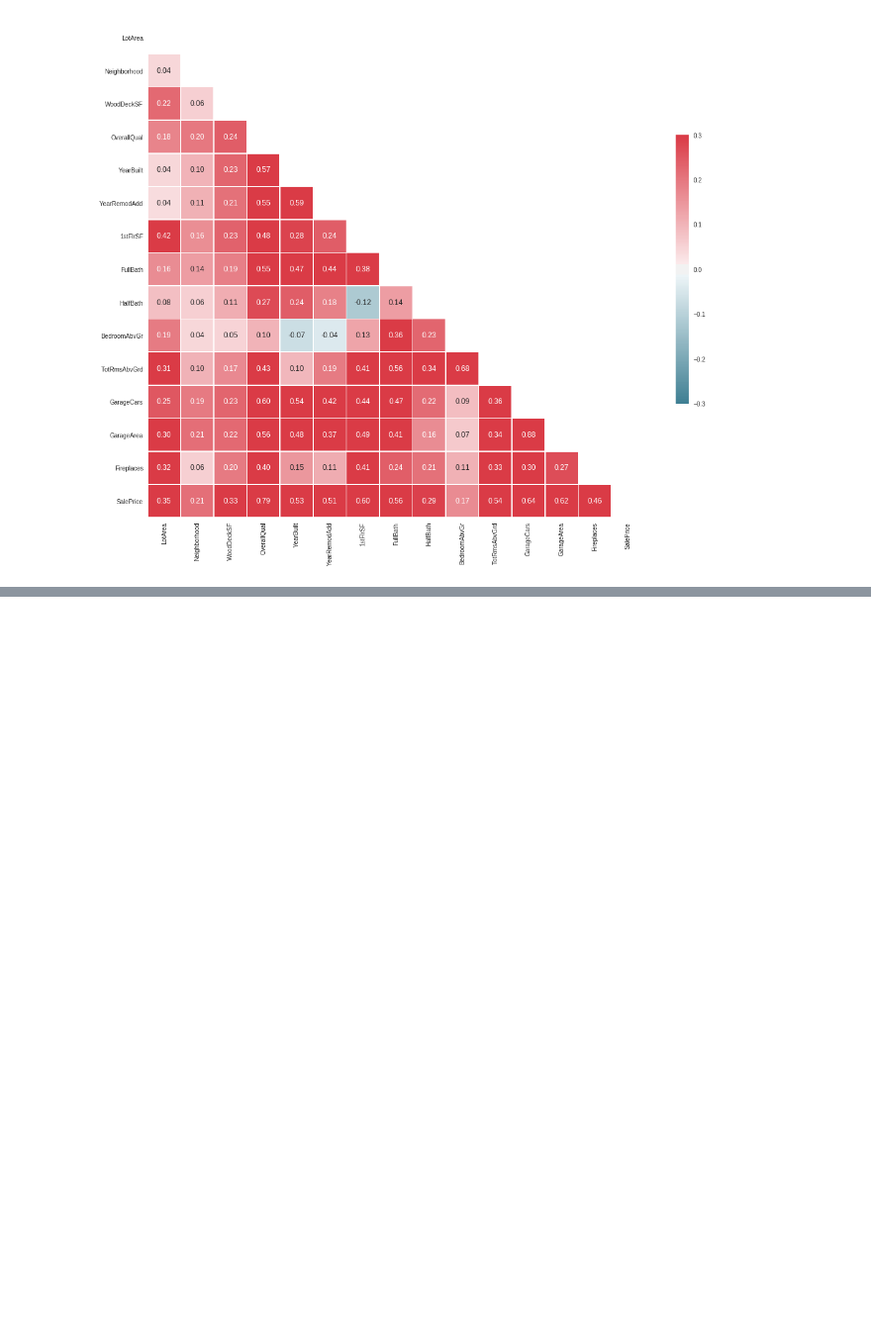
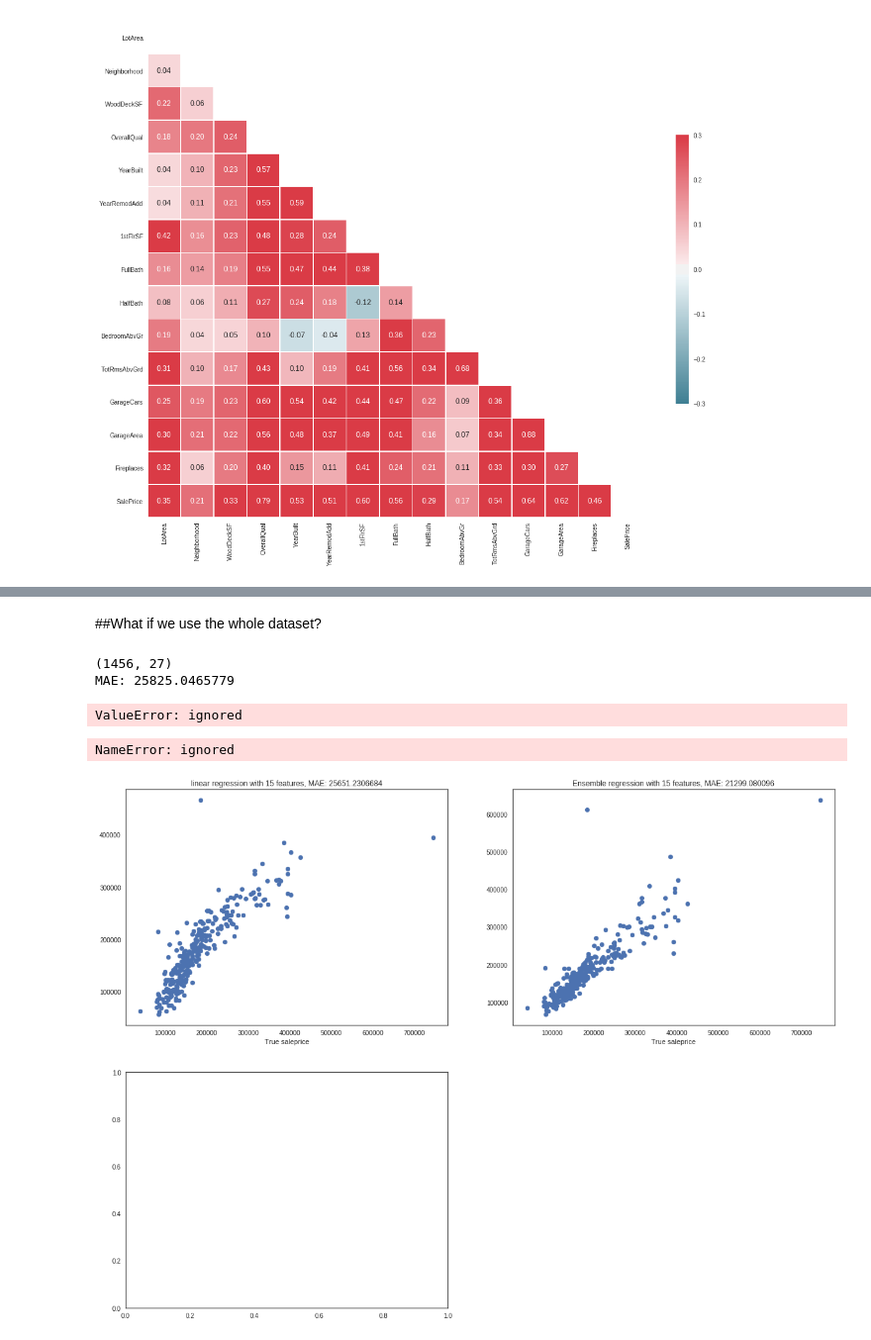
Before and after one commit to fabiansd/AI-workshop, a Jupyter notebook: House_price_prediction_showcase.ipynb, the cells around one changed output, grey strips where cells are left out. Shown at 99% size. Drawn from its saved outputs; the diff is of its cells as text; code cells hidden in the pictures; blank space fills up the shorter version.

```diff
--- a/House_price_prediction_showcase.ipynb
+++ b/House_price_prediction_showcase.ipynb
@@ -532,0 +532,70 @@ Text(0.5,1,u'Linear regresjon med 28 attributter, MAE: 25825.0465779')
+# %% [markdown]
+##What if we use the whole dataset?
+# %%
+input_data = data_modell.iloc[:,0:-1].copy(deep=True)
+
+output_data = data_modell['SalePrice'].copy(deep=True)
+
+print(input_data.shape)
+
+input_treningsdata, input_testdata, output_treningsdata, output_testdata = train_test_split(input_data, output_data, test_size=0.2, random_state=1)
+
+
+from sklearn.linear_model import LinearRegression
+
+model_lin_reg_2 = LinearRegression()
+
+model_lin_reg_2.fit(input_treningsdata, output_treningsdata)
+
+saleprice_predictions_lin_reg_2 = model_lin_reg_2.predict(input_testdata)
+
+MAE_lin_reg_2 = mean_absolute_error(saleprice_predictions_lin_reg_2, output_testdata)
+
+print("MAE: {}".format(MAE_lin_reg_2))
+
+
+from sklearn.ensemble import GradientBoostingRegressor
+
+model_boost_reg_2 = GradientBoostingRegressor(learning_rate = 0.1, max_depth = 3, random_state=1)
+
+model_boost_reg_2.fit(input_trainingdata, output_trainingdata)
+
+saleprice_predictions_boost_reg_2 = model_boost_reg_2.predict(input_testdata)
+
+MAE_boost_reg_2 = mean_absolute_error(saleprice_predictions_boost_reg_2, output_testdata)
+
+print("MAE: {}".format(MAE_boost_reg))
+# %% [output]
+(1456, 27)
+MAE: 25825.0465779
+ValueError: ignored
+# %%
+plt.figure(figsize=(20, 15))
+plt.subplot(2,2,1)
+plt.scatter(output_testdata, saleprice_predictions_lin_reg)
+plt.xlabel('Prediction saleprice')
+plt.xlabel('True saleprice')
+plt.title('linear regression with {} features, MAE: {}'.format(len(data_modell_selection.columns), MAE_lin_reg))
+
+plt.subplot(2,2,2)
+plt.scatter(output_testdata, saleprice_predictions_boost_reg)
+plt.xlabel('Prediction saleprice')
+plt.xlabel('True saleprice')
+plt.title('Ensemble regression with {} features, MAE: {}'.format(len(data_modell_selection.columns), MAE_boost_reg))
+
+plt.subplot(2,2,3)
+plt.scatter(output_testdata, saleprice_predictions_lin_reg_2)
+plt.xlabel('Prediction saleprice')
+plt.xlabel('True saleprice')
+plt.title('linear regression with {} features, MAE: {}'.format(len(data_modell.columns), MAE_lin_reg_2))
+
+plt.subplot(2,2,4)
+plt.scatter(output_testdata, saleprice_predictions_boost_reg_2)
+plt.xlabel('Prediction saleprice')
+plt.xlabel('True saleprice')
+plt.title('Ensemble regression with {} features, MAE: {}'.format(len(data_modell.columns), MAE_boost_reg_2))
+
+plt.show()
+# %% [output]
+NameError: ignored
+[figure, added]
```
Also changed, not shown: parts of 40 cells of this notebook.
